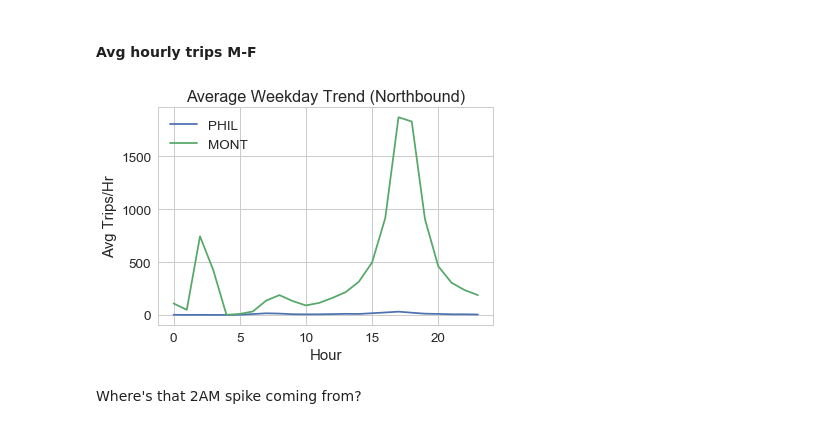
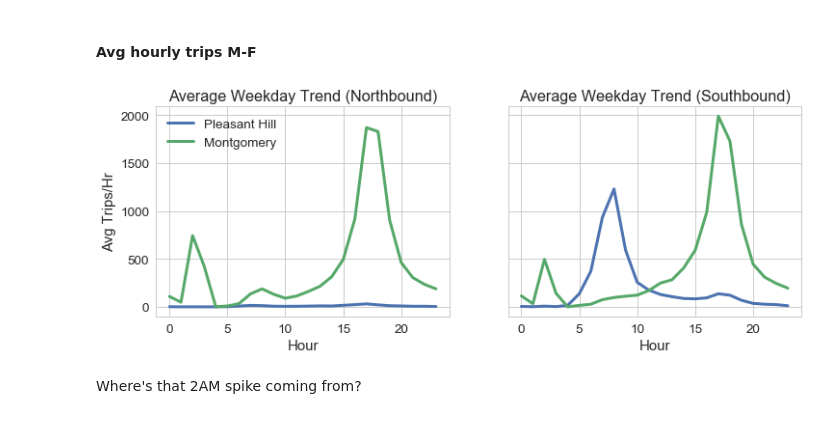
Before and after one commit to bkhurley/beat_the_crowd, a Jupyter notebook: explore.ipynb, the cells around one changed output. Cells and saved outputs as stored; diff of their text form; code cells hidden in the pictures.

```diff
--- a/explore.ipynb
+++ b/explore.ipynb
@@ -265,32 +264,41 @@ for stn in stations_to_plt:
 # %% [markdown]
 #### Avg hourly trips M-F
 # %%
-plt.subplots()
-for stn in stations_to_plt:
-    # filter for the Mcarthur station
-    stn_df = plot_nb_df.loc[plot_nb_df['station']==stn, :]
-    # look at weekdays only
-    # create a weekday dummy variable
-    weekdays = ['Monday', 'Tuesday', 'Wednesday', 'Thursday', 'Friday']
-    weekday_df = stn_df.loc[stn_df['day'].isin(weekdays), :]
-    # avg by station by hour
-    mean_df = stn_df[['entries', 'hour']].groupby(by='hour').mean()
+fig, axes = plt.subplots(1, 2, sharex=False, sharey=True, figsize=(12, 4))
+#fig, x = plt.subplots()
+for direction in ['Northbound', 'Southbound']:
+    if direction == 'Northbound':
+        df = plot_nb_df
+        idx = 0
+    else:
+        df = plot_sb_df
+        idx = 1
 
-    # make hour numeric
-    mean_df.reset_index(inplace=True)
-    mean_df['hour'] = pd.to_numeric(mean_df['hour'])
-    mean_df.sort_values(by='hour', inplace=True)
-    mean_df.reset_index(inplace=True)
+    for stn in stations_to_plt:
+        # filter for the Mcarthur station
+        stn_df = df.loc[df['station']==stn, :]
+        # look at weekdays only
+        # create a weekday dummy variable
+        weekdays = ['Monday', 'Tuesday', 'Wednesday', 'Thursday', 'Friday']
+        weekday_df = stn_df.loc[stn_df['day'].isin(weekdays), :]
+        # avg by station by hour
+        mean_df = stn_df[['entries', 'hour']].groupby(by='hour').mean()
 
-    plt.plot(mean_df['hour'], mean_df['entries'])
+        # make hour numeric
+        mean_df.reset_index(inplace=True)
+        mean_df['hour'] = pd.to_numeric(mean_df['hour'])
+        mean_df.sort_values(by='hour', inplace=True)
+        mean_df.reset_index(inplace=True)
 
-plt.legend([stations_to_plt[0], stations_to_plt[1]])
-plt.title('Average Weekday Trend (Northbound)')
-plt.ylabel('Avg Trips/Hr')
-plt.xlabel('Hour')
-plt.savefig(figpath + 'hourly_nbound.png', bbox_inches='tight')
+        axes[idx].plot(mean_df['hour'], mean_df['entries'], linewidth=3)
+        axes[idx].set_title('Average Weekday Trend (%s)' % direction)
+        axes[idx].set_xlabel('Hour')
+        if direction == 'Northbound':
+            axes[idx].legend(['Pleasant Hill', 'Montgomery'])
+            axes[idx].set_ylabel('Avg Trips/Hr')
+plt.savefig(figpath + 'hourly.png', bbox_inches='tight')
 # %% [output]
-[figure, old version]
+[figure, new version]
 # %% [markdown]
 Where's that 2AM spike coming from?
 # %%
```
Also changed, not shown: parts of 12 cells of this notebook.
